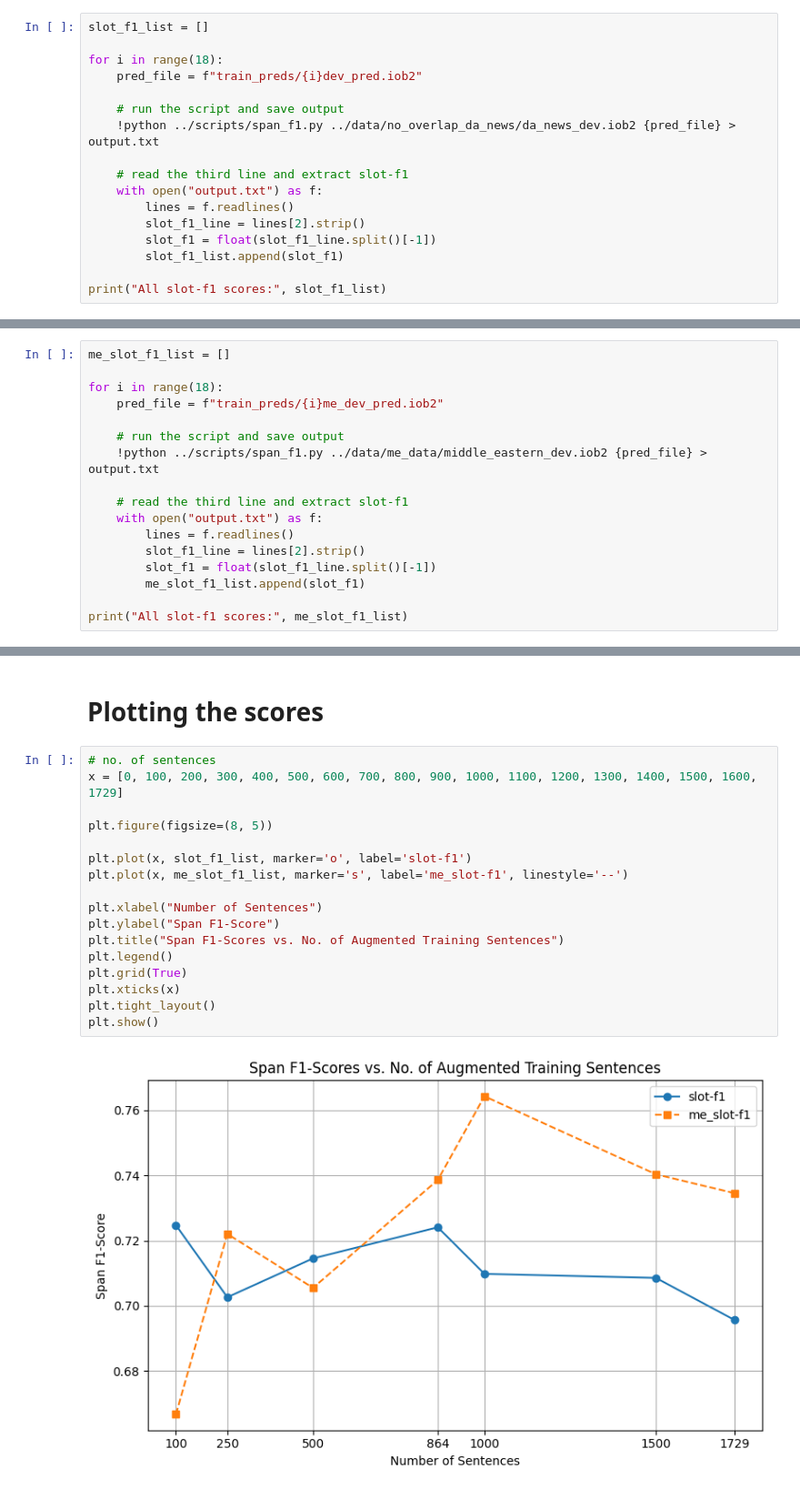
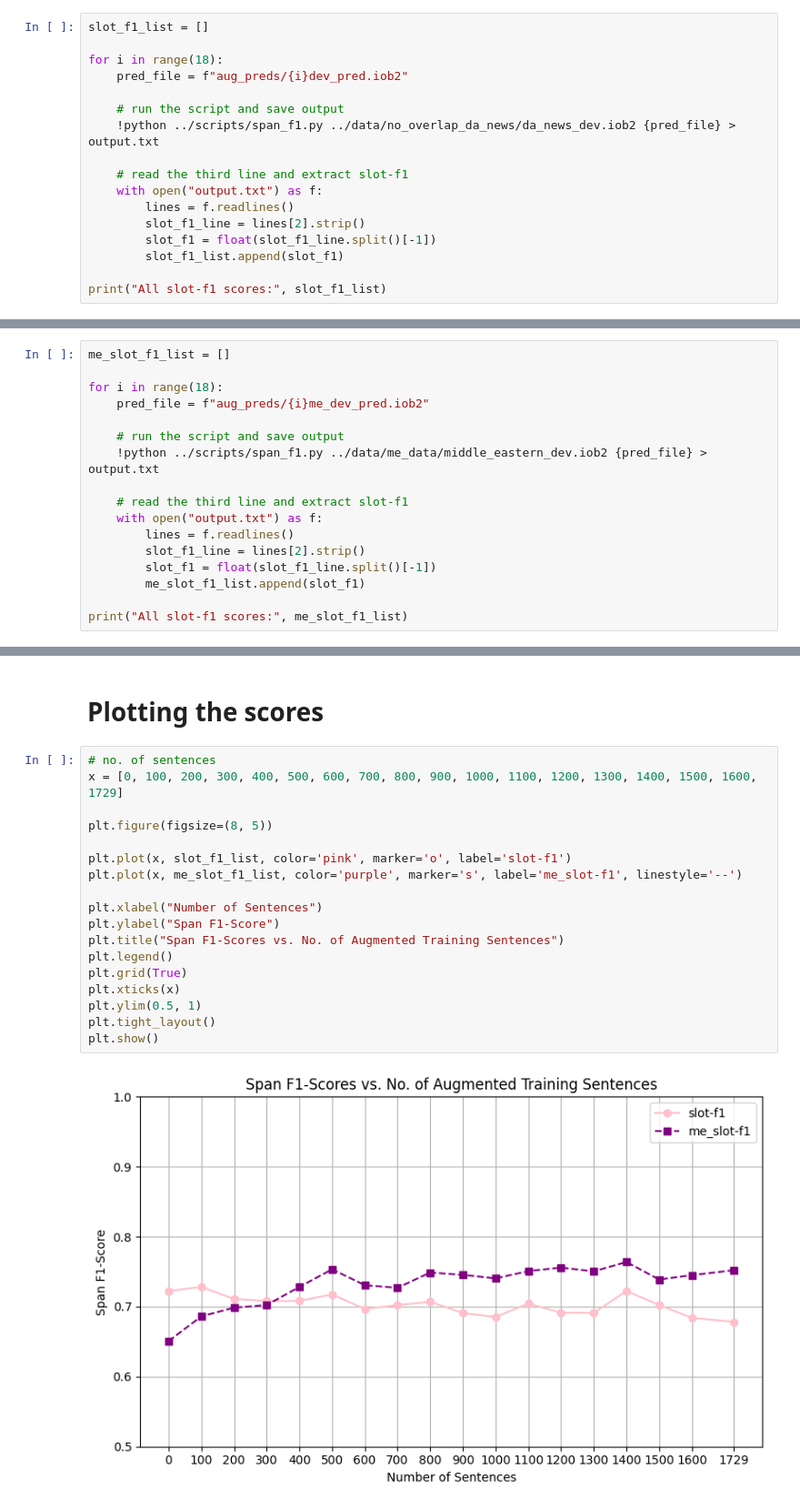
Before and after one commit to AichaNT/nlp25_project_gr2, a Jupyter notebook: evaluation/aug_eval.ipynb, the cells around one changed output, grey strips where cells are left out. Shown at 91% size. Saved outputs shown, nothing was run; the diff lists cells and outputs as text.

```diff
--- a/evaluation/aug_eval.ipynb
+++ b/evaluation/aug_eval.ipynb
@@ -7,7 +13,7 @@ import matplotlib.pyplot as plt
 slot_f1_list = []
 
 for i in range(18):
-    pred_file = f"train_preds/{i}dev_pred.iob2"
+    pred_file = f"aug_preds/{i}dev_pred.iob2"
 
     # run the script and save output
     !python ../scripts/span_f1.py ../data/no_overlap_da_news/da_news_dev.iob2 {pred_file} > output.txt
@@ -28,7 +34,7 @@ All slot-f1 scores: [0.7247386759581882, 0.7026086956521739, 0.7145359019264449,
 me_slot_f1_list = []
 
 for i in range(18):
-    pred_file = f"train_preds/{i}me_dev_pred.iob2"
+    pred_file = f"aug_preds/{i}me_dev_pred.iob2"
 
     # run the script and save output
     !python ../scripts/span_f1.py ../data/me_data/middle_eastern_dev.iob2 {pred_file} > output.txt
@@ -48,19 +54,20 @@ All slot-f1 scores: [0.6666666666666667, 0.7220338983050847, 0.7054794520547945,
 # %%
 # no. of sentences
 x = [0, 100, 200, 300, 400, 500, 600, 700, 800, 900, 1000, 1100, 1200, 1300, 1400, 1500, 1600, 1729]
 
 plt.figure(figsize=(8, 5))
 
-plt.plot(x, slot_f1_list, marker='o', label='slot-f1')
-plt.plot(x, me_slot_f1_list, marker='s', label='me_slot-f1', linestyle='--')
+plt.plot(x, slot_f1_list, color='pink', marker='o', label='slot-f1')
+plt.plot(x, me_slot_f1_list, color='purple', marker='s', label='me_slot-f1', linestyle='--')
 
 plt.xlabel("Number of Sentences")
 plt.ylabel("Span F1-Score")
 plt.title("Span F1-Scores vs. No. of Augmented Training Sentences")
 plt.legend()
 plt.grid(True)
 plt.xticks(x)
+plt.ylim(0.5, 1)
 plt.tight_layout()
 plt.show()
 # %% [output]
-[figure, old version]
+[figure, new version]
```
Also changed, not shown: parts of 11 cells of this notebook, 2 other files.
